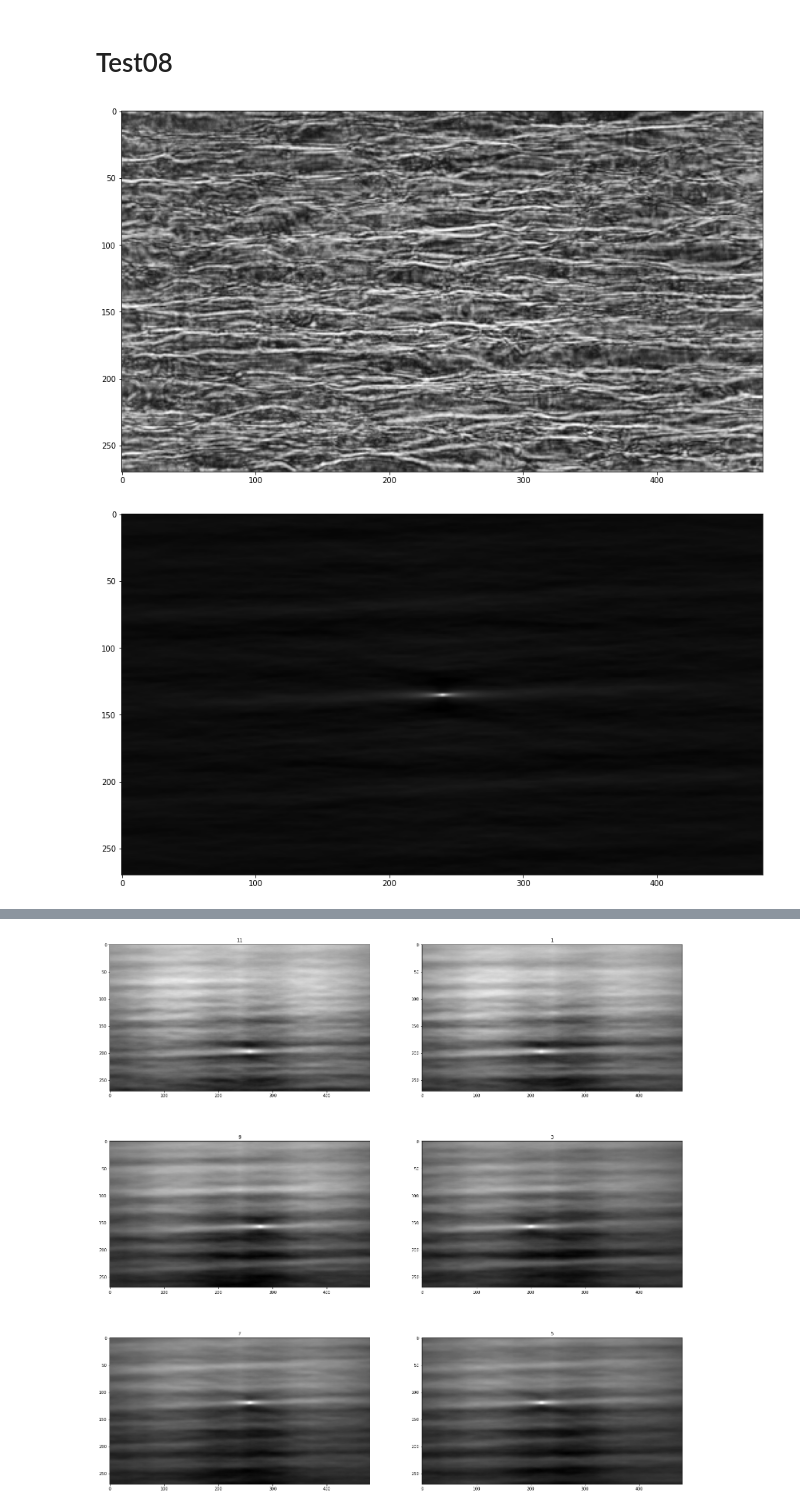
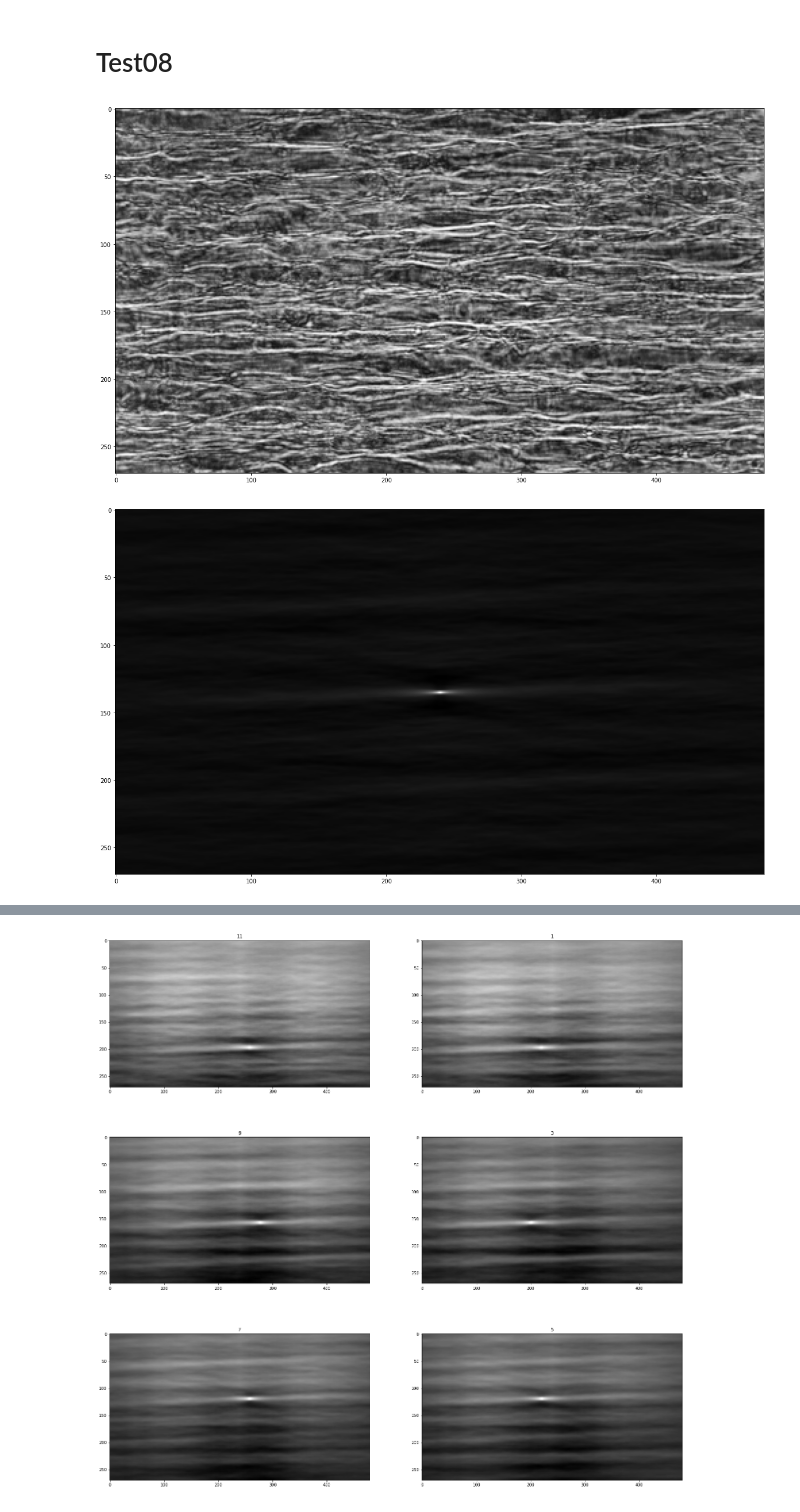
Before and after one commit to olivierleblanc/diffusercam, a Jupyter notebook: bernat/test08.ipynb, the cells around one changed output, grey strips where cells are left out. Cells and saved outputs as stored; diff of their text form; code cells hidden in the pictures.

```diff
--- a/bernat/test08.ipynb
+++ b/bernat/test08.ipynb
@@ -23,16 +23,18 @@ def image_open(name):
 # %%
 h = image_open('h') - image_open('h_black')
 h -= h.mean()
-plt.figure(figsize=(15,15))
+plt.figure(figsize=(20,20))
 plt.imshow(h,cmap='gray')
+plt.savefig('resultats/test08/h.png', bbox_inches='tight')
 plt.show()
 
-plt.figure(figsize=(15,15))
+plt.figure(figsize=(20,20))
 plt.imshow(signal.fftconvolve(h,np.flip(h),mode='same'),cmap='gray')
+plt.savefig('resultats/test08/h_auto.png', bbox_inches='tight')
 plt.show()
 # %% [output]
-[figure, old version]
+[figure, new version]
-[figure, old version]
+[figure, new version]
 # %%
 
 allblack = np.zeros(h.shape)
```
Also changed, not shown: parts of 3 cells of this notebook, 18 other files.
